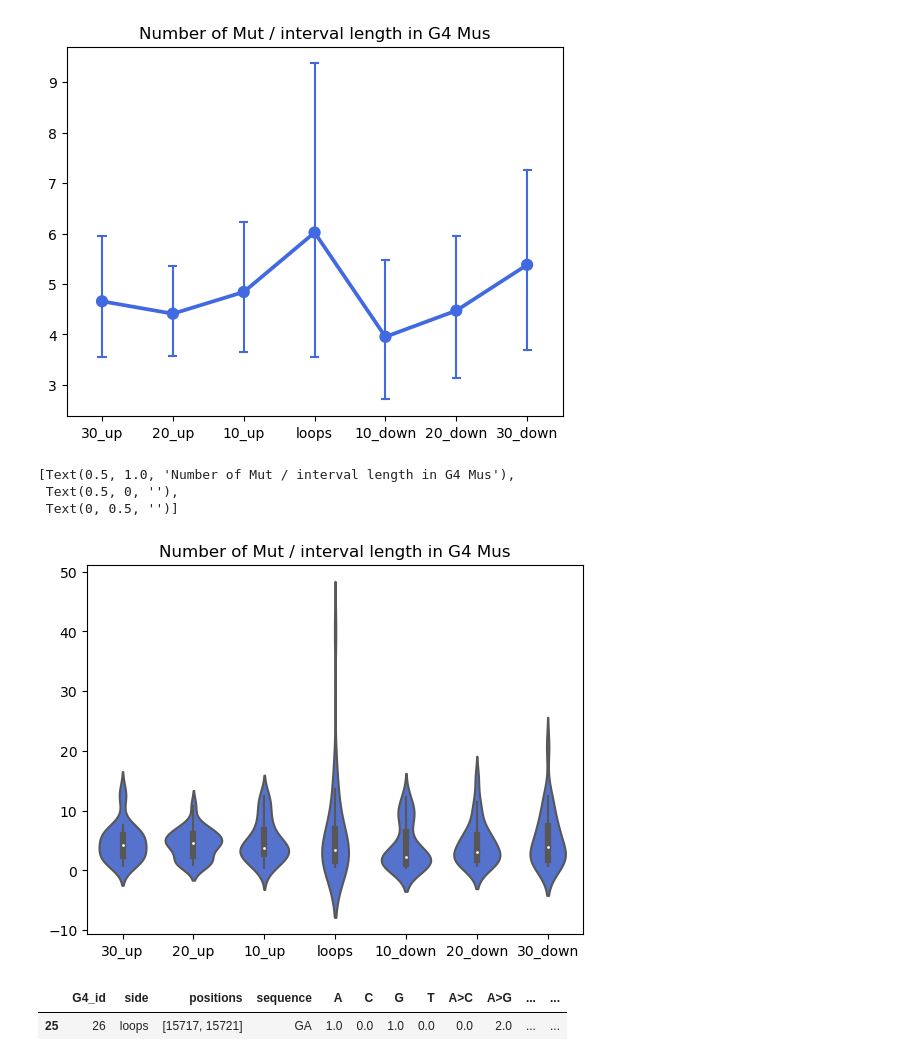
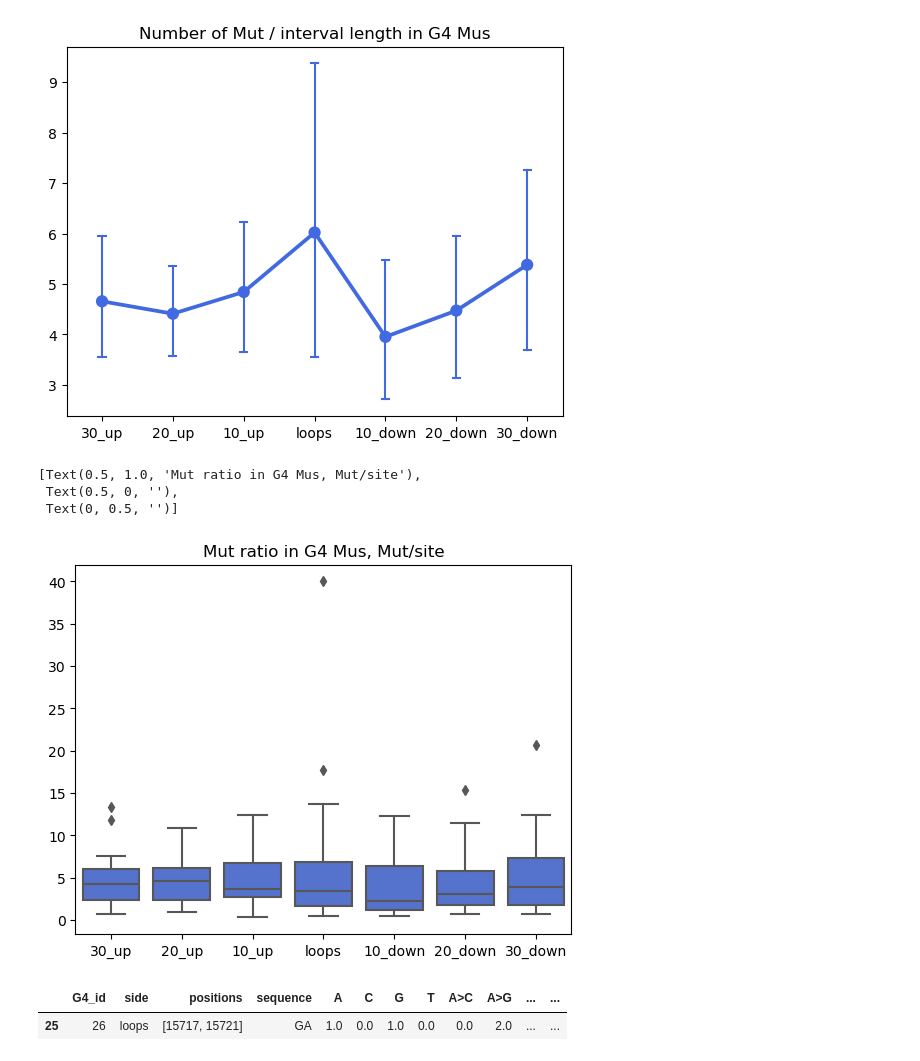
Before and after one commit to mitoclub/G4MutSpec, a Jupyter notebook: notebooks/mus_analysis_pqs_category.ipynb, the cells around one changed output. Saved outputs shown, nothing was run; the diff lists cells and outputs as text; code cells hidden in the pictures.

```diff
--- a/notebooks/mus_analysis_pqs_category.ipynb
+++ b/notebooks/mus_analysis_pqs_category.ipynb
@@ -183,15 +188,15 @@ sns.pointplot(data=df_mut_concat,
  Text(0, 0.5, '')]
 [figure]
 # %%
-sns.violinplot(data=df_mut_concat,
+sns.boxplot(data=df_mut_concat,
                  x=df_mut_concat['side'], y=df_mut_concat['n_mut/length'],
-              color=colors[0], order=order, capsize=.1, errwidth=1.5) \
-        .set(title='Number of Mut / interval length in G4 Mus', xlabel=None, ylabel=None)
+              color=colors[0], order=order) \
+        .set(title='Mut ratio in G4 Mus, Mut/site', xlabel=None, ylabel=None)
 # %% [output]
-[Text(0.5, 1.0, 'Number of Mut / interval length in G4 Mus'),
+[Text(0.5, 1.0, 'Mut ratio in G4 Mus, Mut/site'),
  Text(0.5, 0, ''),
  Text(0, 0.5, '')]
-[figure, old version]
+[figure, new version]
 # %%
 df_mut_concat[df_mut_concat['n_mut/length'] > 30]
 # %% [output]
```
Also changed, not shown: parts of 14 cells of this notebook, 10 other files.
